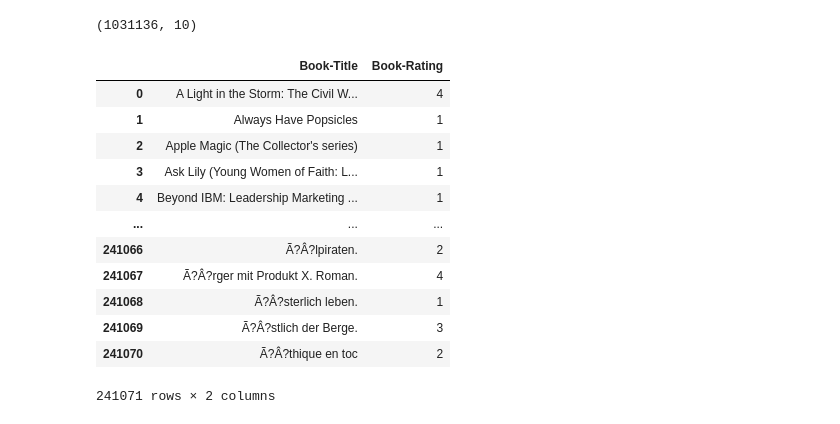
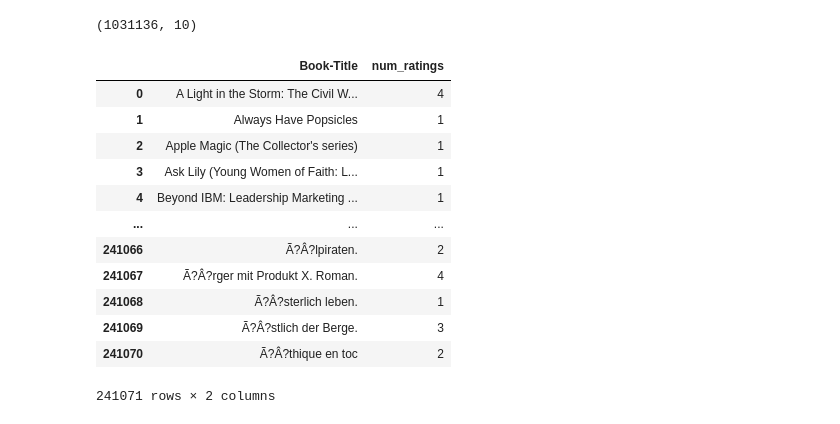
Before and after one commit to Shyam057/Book-recommendation-system-ML, a Jupyter notebook: book_recommendation_system.ipynb, the cells around one changed output. Cells and saved outputs as stored; diff of their text form; code cells hidden in the pictures.

Commit message:
required rows and columns kept and unncessary removed

```diff
--- a/book_recommendation_system.ipynb
+++ b/book_recommendation_system.ipynb
@@ -88,9 +88,10 @@ ratings_with_name.shape
 (1031136, 10)
 # %%
 num_rating_df=ratings_with_name.groupby('Book-Title').count()['Book-Rating'].reset_index()
+num_rating_df.rename(columns={'Book-Rating':'num_ratings'},inplace=True)
 num_rating_df
 # %% [output]
-|  | Book-Title | Book-Rating |
+|  | Book-Title | num_ratings |
 | 0 | A Light in the Storm: The Civil W... | 4 |
 | 1 | Always Have Popsicles | 1 |
 | 2 | Apple Magic (The Collector's series) | 1 |
```
Also changed, not shown: parts of 6 cells of this notebook.
